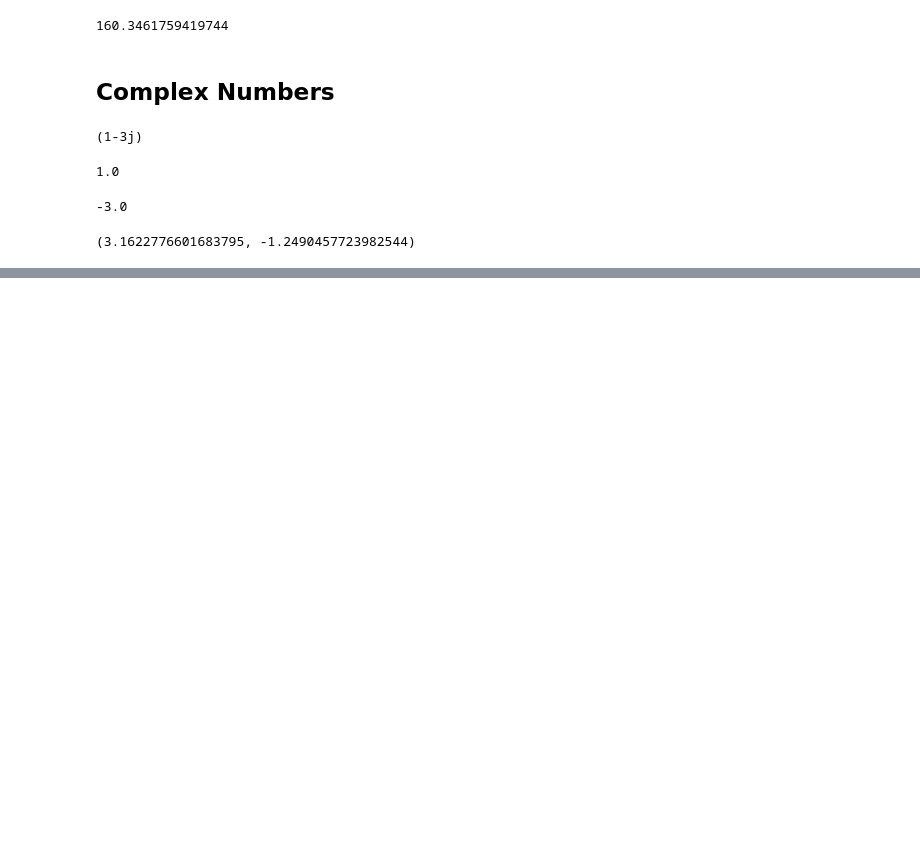
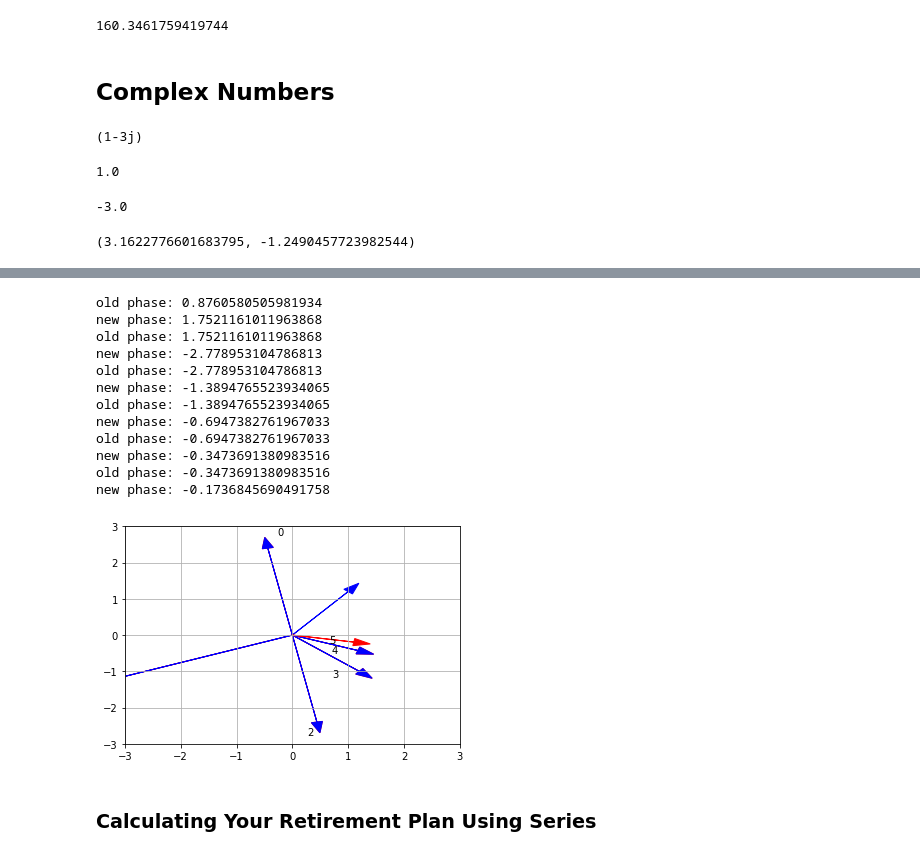
Before and after one commit to samyon7/Statistics-Python, a Jupyter notebook: Work_5/work_5-1.ipynb, the cells around one changed output, grey strips where cells are left out. Saved outputs shown, nothing was run; the diff lists cells and outputs as text; code cells hidden in the pictures; blank space fills up the shorter version.

```diff
--- a/Work_5/work_5-1.ipynb
+++ b/Work_5/work_5-1.ipynb
@@ -611,0 +713,22 @@ find_polar(1-3j)
+# %%
+c0 = 1+1.2j
+n = 0
+while n < 6:
+    c0 = mult_complex(c0, None, str(n))
+    n+=1
+# %% [output]
+old phase: 0.8760580505981934
+new phase: 1.7521161011963868
+old phase: 1.7521161011963868
+new phase: -2.778953104786813
+old phase: -2.778953104786813
+new phase: -1.3894765523934065
+old phase: -1.3894765523934065
+new phase: -0.6947382761967033
+old phase: -0.6947382761967033
+new phase: -0.3473691380983516
+old phase: -0.3473691380983516
+new phase: -0.1736845690491758
+[figure, added]
+# %% [markdown]
+### Calculating Your Retirement Plan Using Series
```
Also changed, not shown: parts of 30 cells of this notebook.
